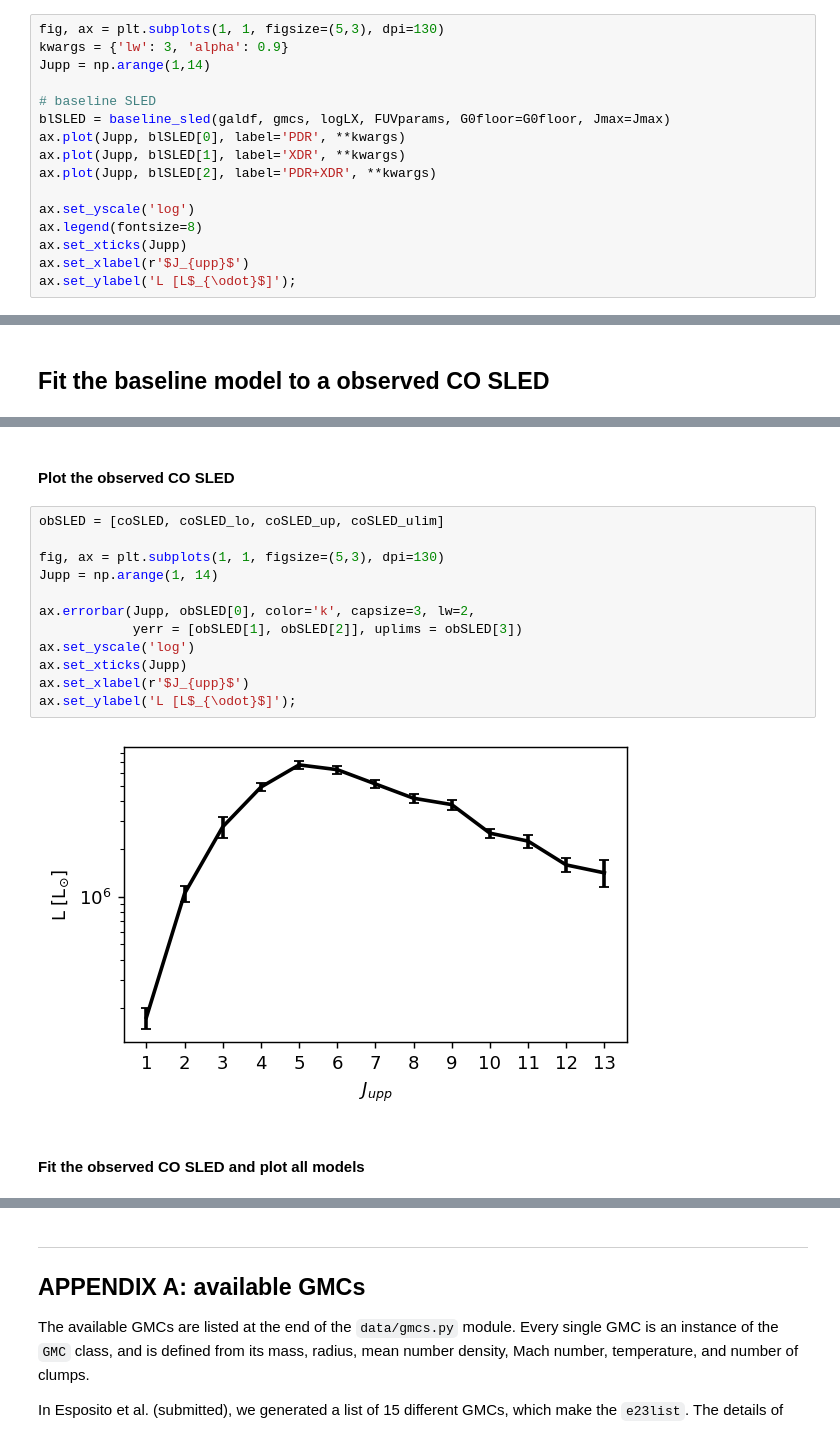
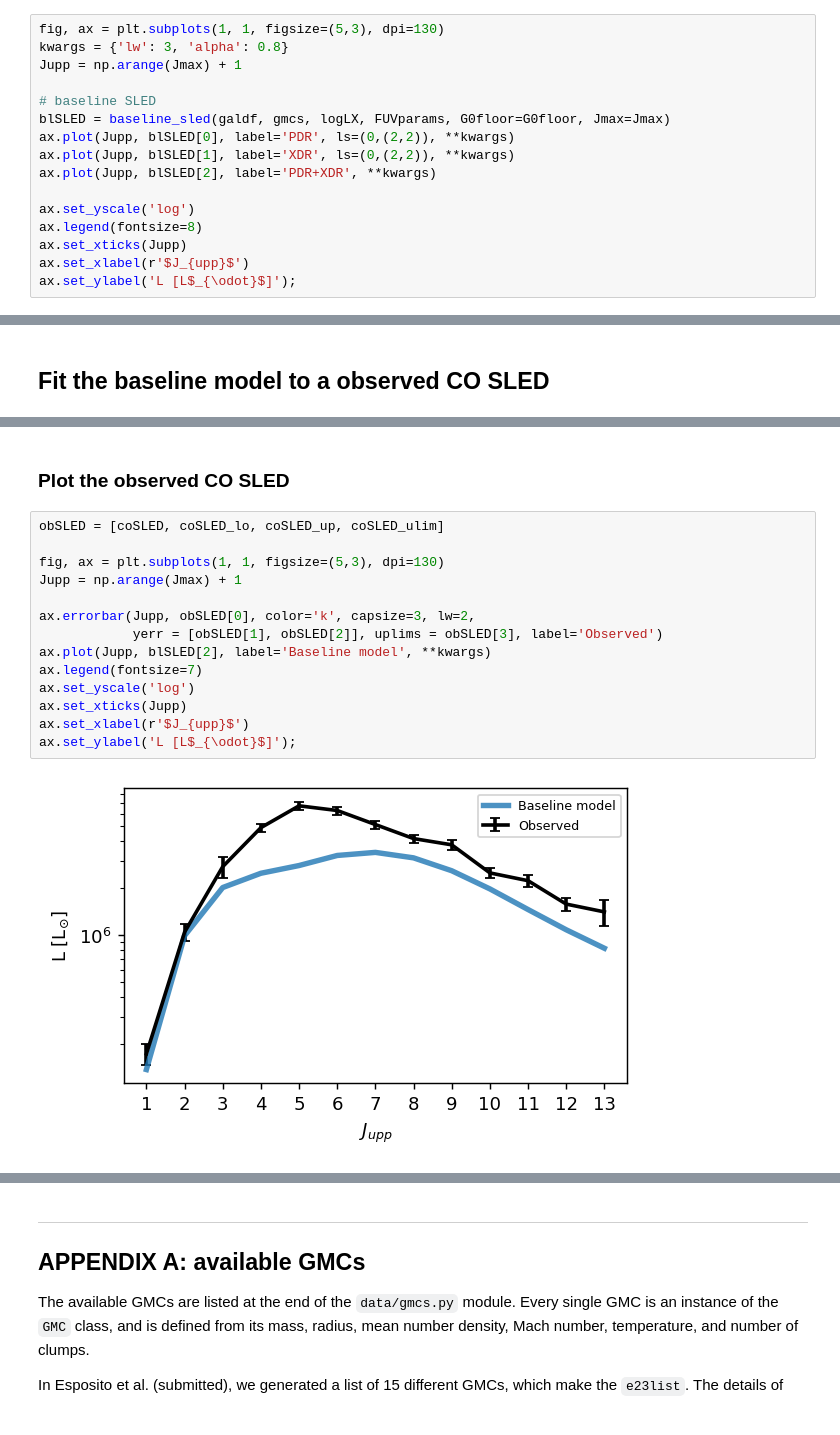
Before and after one commit to federicoesposito/galaxySLED, a Jupyter notebook: galaxySLED_notebook.ipynb, the cells around one changed output, grey strips where cells are left out. Saved outputs shown, nothing was run; the diff lists cells and outputs as text.

```diff
--- a/galaxySLED_notebook.ipynb
+++ b/galaxySLED_notebook.ipynb
@@ -122,12 +145,12 @@ The `galdf` table contains the radial rings in which we divide the object. Every
 # %%
 fig, ax = plt.subplots(1, 1, figsize=(5,3), dpi=130)
-kwargs = {'lw': 3, 'alpha': 0.9}
-Jupp = np.arange(1,14)
+kwargs = {'lw': 3, 'alpha': 0.8}
+Jupp = np.arange(Jmax) + 1
 
 # baseline SLED
 blSLED = baseline_sled(galdf, gmcs, logLX, FUVparams, G0floor=G0floor, Jmax=Jmax)
-ax.plot(Jupp, blSLED[0], label='PDR', **kwargs)
-ax.plot(Jupp, blSLED[1], label='XDR', **kwargs)
+ax.plot(Jupp, blSLED[0], label='PDR', ls=(0,(2,2)), **kwargs)
+ax.plot(Jupp, blSLED[1], label='XDR', ls=(0,(2,2)), **kwargs)
 ax.plot(Jupp, blSLED[2], label='PDR+XDR', **kwargs)
 
 ax.set_yscale('log')
@@ -160,18 +189,18 @@ coSLED_ulim = np.array([0, 0, 0, 0, 0, 0, 0, 0, 0, 0, 0, 0, 0])
 # %% [markdown]
-#### Plot the observed CO SLED
+### Plot the observed CO SLED
 # %%
 obSLED = [coSLED, coSLED_lo, coSLED_up, coSLED_ulim]
 
 fig, ax = plt.subplots(1, 1, figsize=(5,3), dpi=130)
-Jupp = np.arange(1, 14)
+Jupp = np.arange(Jmax) + 1
 
 ax.errorbar(Jupp, obSLED[0], color='k', capsize=3, lw=2,
-            yerr = [obSLED[1], obSLED[2]], uplims = obSLED[3])
+            yerr = [obSLED[1], obSLED[2]], uplims = obSLED[3], label='Observed')
+ax.plot(Jupp, blSLED[2], label='Baseline model', **kwargs)
+ax.legend(fontsize=7)
 ax.set_yscale('log')
 ax.set_xticks(Jupp)
 ax.set_xlabel(r'$J_{upp}$')
 ax.set_ylabel('L [L$_{\odot}$]');
 # %% [output]
-[figure, old version]
+[figure, new version]
-# %% [markdown]
-#### Fit the observed CO SLED and plot all models
```
Also changed, not shown: parts of 10 cells of this notebook.
